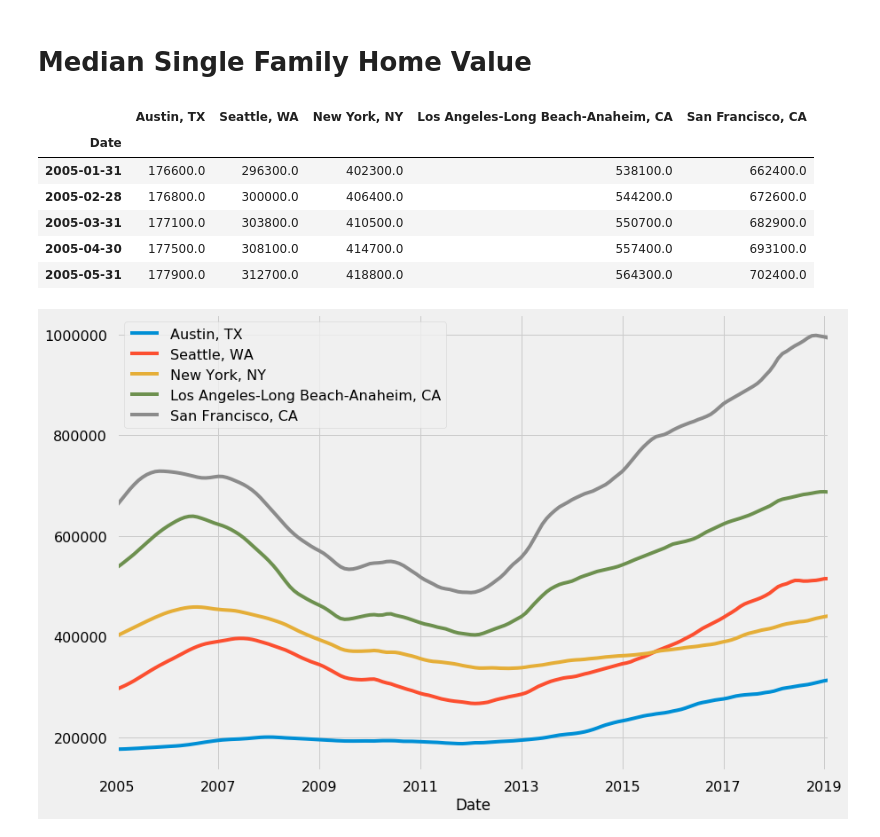
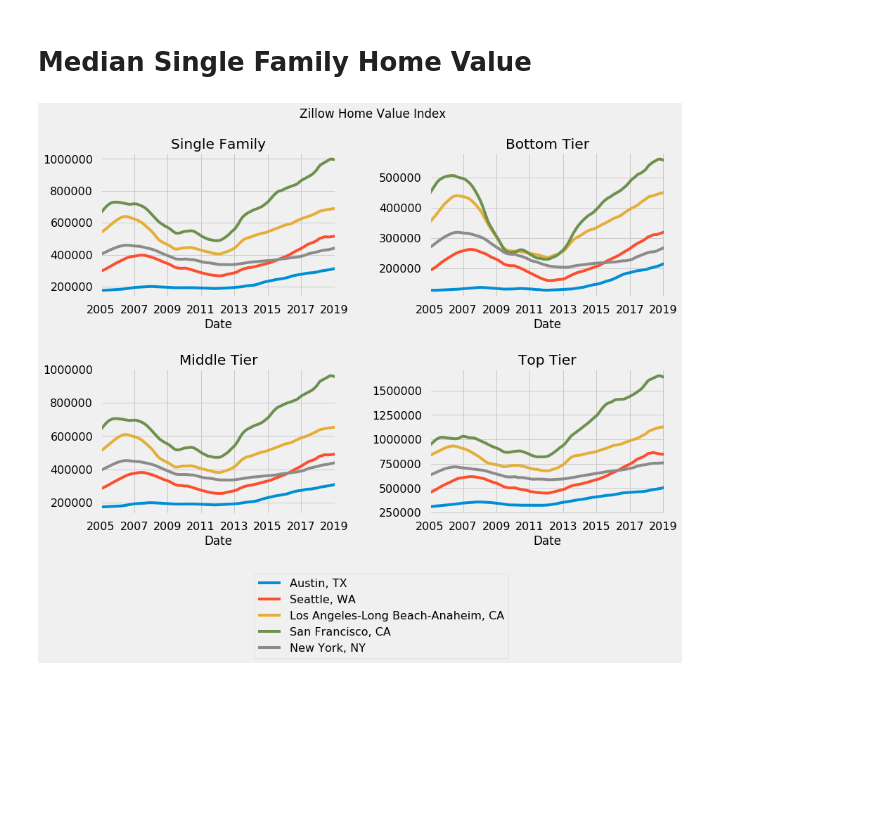
Before and after one commit to ncatranis/housing_analysis, a Jupyter notebook: metro_areas_comparison.ipynb, the cells around one changed output. Saved outputs shown, nothing was run; the diff lists cells and outputs as text; code cells hidden in the pictures; blank space fills up the shorter version.

Commit message:
Add Normalized home value, median rent, and normalized rent for all metros

```diff
--- a/metro_areas_comparison.ipynb
+++ b/metro_areas_comparison.ipynb
@@ -49,22 +60,12 @@ SINGLE_FAMILY_HOME_CODE = 'ZHVISF'
 # %%
-# single_family_home_gm_data = compare_areas(greater_metros, 'M', SINGLE_FAMILY_HOME_CODE,
-#                                         kwargs_iterable={'start_date':start_date, 'end_date':end_date})
-#single_family_home_gm_data
+zhv_single_family_data = compare_areas(metros, 'M', ZILLOW_HOME_VALUE_IDX_SINGLE_FAMILY,
+                                      kwargs_iterable={'start_date':start_date, 'end_date':end_date})
 # %%
-single_family_home_metro_data = compare_areas(metros, 'M', SINGLE_FAMILY_HOME_CODE,
+zhv_bottom_tier_data = compare_areas(metros, 'M', ZILLOW_HOME_VALUE_IDX_BOTTOM_TIER,
                                         kwargs_iterable={'start_date':start_date, 'end_date':end_date})
-# %%
-single_family_home_metro_data.head()
-# %% [output]
-|  | Austin, TX | Seattle, WA | New York, NY | Los Angeles-Long Beach-Anaheim, CA | San Francisco, CA |
-| Date |  |  |  |  |  |
-| 2005-01-31 | 176600.0 | 296300.0 | 402300.0 | 538100.0 | 662400.0 |
-| 2005-02-28 | 176800.0 | 300000.0 | 406400.0 | 544200.0 | 672600.0 |
-| 2005-03-31 | 177100.0 | 303800.0 | 410500.0 | 550700.0 | 682900.0 |
-| 2005-04-30 | 177500.0 | 308100.0 | 414700.0 | 557400.0 | 693100.0 |
-| 2005-05-31 | 177900.0 | 312700.0 | 418800.0 | 564300.0 | 702400.0 |
-# %%
-single_family_home_metro_data.reset_index().plot(kind='line', x='Date')
-plt.show()
-# %% [output]
-[figure, removed]
+# %%
+zhv_middle_tier_data = compare_areas(metros, 'M', ZILLOW_HOME_VALUE_IDX_MIDDLE_TIER,
+                                        kwargs_iterable={'start_date':start_date, 'end_date':end_date})
+# %%
+zhv_top_tier_data = compare_areas(metros, 'M', ZILLOW_HOME_VALUE_IDX_TOP_TIER,
+                                        kwargs_iterable={'start_date':start_date, 'end_date':end_date})
@@ -70,0 +81,12 @@ plt.show()
+# %%
+fig, ax = plt.subplots(nrows=2, ncols=2)
+top_left = zhv_single_family_data.reset_index().plot(kind='line', x='Date', ax=ax[0,0], title='Single Family', legend=None)
+top_right = zhv_bottom_tier_data.reset_index().plot(kind='line', x='Date', title='Bottom Tier', ax=ax[0,1], legend=None)
+bottom_left = zhv_middle_tier_data.reset_index().plot(kind='line', x='Date', title='Middle Tier', ax=ax[1,0], legend=None)
+bottom_right = zhv_top_tier_data.reset_index().plot(kind='line', x='Date', title='Top Tier', ax=ax[1,1], legend=None)
+plt.subplots_adjust(wspace=0.4, hspace=0.5)
+fig.suptitle('Zillow Home Value Index')
+plt.legend(loc=(-0.75,-1))
+plt.show()
+# %% [output]
+[figure, added]
```
Also changed, not shown: parts of 14 cells of this notebook.
